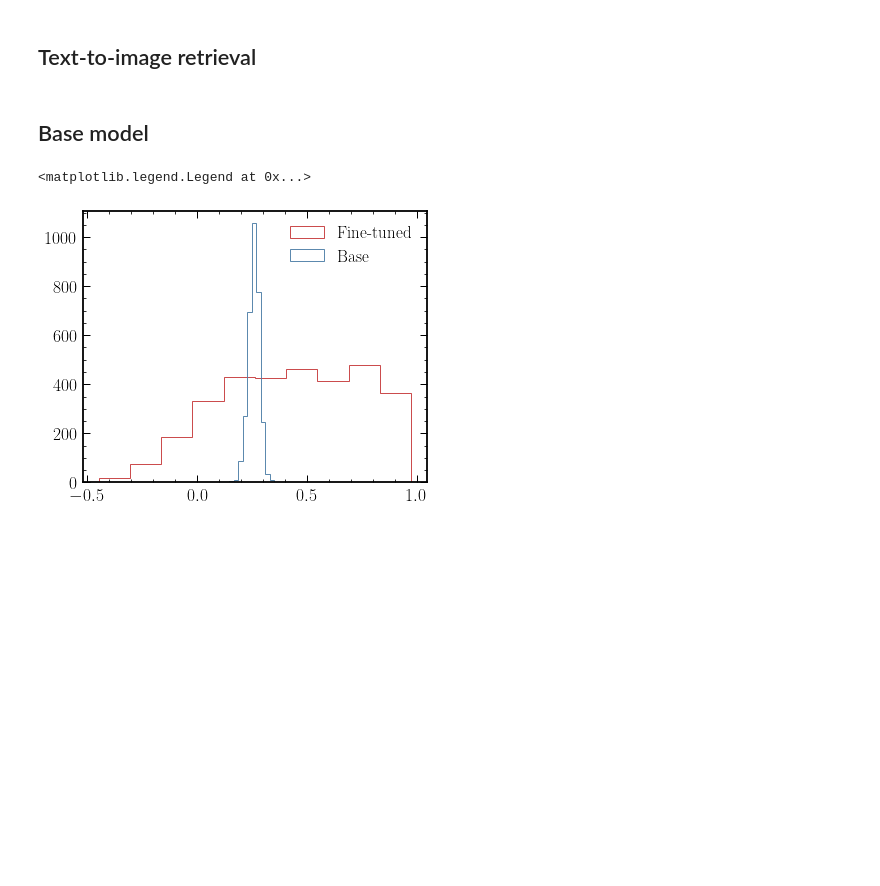
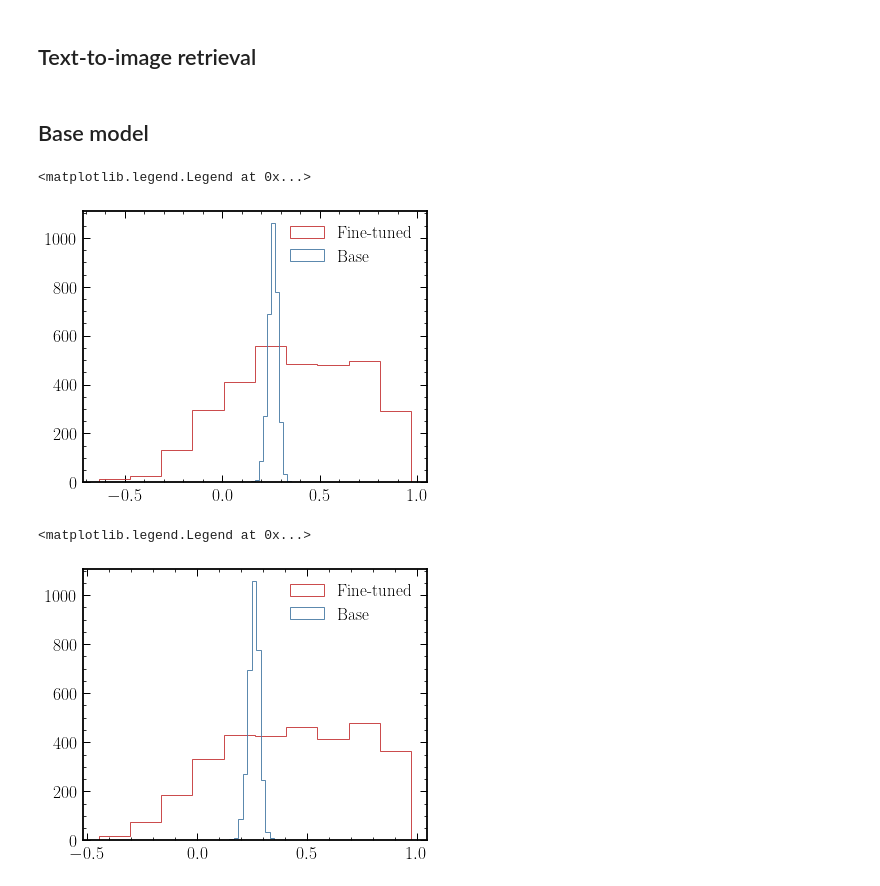
Before and after one commit to smsharma/PAPERCLIP-Hubble, a Jupyter notebook: notebooks/09_dot_product_eval.ipynb, the cells around one changed output. Cells and saved outputs as stored; diff of their text form; code cells hidden in the pictures; blank space fills up the shorter version.

```diff
--- a/notebooks/09_dot_product_eval.ipynb
+++ b/notebooks/09_dot_product_eval.ipynb
@@ -46,7 +46,7 @@ import yaml
 from ml_collections.config_dict import ConfigDict
 
 logging_dir = '../logging/proposals/'
-run_name = 'pretty-aardvark-45'
+run_name = 'silver-glade-51'  # 'pretty-aardvark-45'
 
 config_file = "{}/{}/config.yaml".format(logging_dir, run_name)
 
@@ -113,13 +123,10 @@ from dm_pix import center_crop
 # %%
 def cosine_similarity(vec1, vec2):
 
-    norm_vec1 = np.linalg.norm(vec1, axis=-1, keepdims=True)
-    norm_vec2 = np.linalg.norm(vec2, axis=-1, keepdims=True)
+    norm_vec1 = np.linalg.norm(vec1, axis=-1,)
+    norm_vec2 = np.linalg.norm(vec2, axis=-1,)
 
-    vec1 /= norm_vec1
-    vec2 /= norm_vec2
-
-    return np.dot(vec1, vec2)
+    return np.dot(vec1, vec2) / (norm_vec1 * norm_vec2)
 # %% [markdown]
 ## Text-to-image retrieval
 # %%
@@ -196,6 +203,14 @@ for (images, captions) in tqdm(batches, total=100):
     ii += 1
     if ii == 100:
         break
+# %%
+plt.hist(jax.vmap(cosine_similarity)(np.vstack(image_feat_stack), np.vstack(captions_feat_stack)), histtype='step', label="Fine-tuned")
+plt.hist(jax.vmap(cosine_similarity)(np.vstack(image_base_feat_stack), np.vstack(captions_feat_base_stack)), histtype='step', label="Base")
+
+plt.legend()
+# %% [output]
+<matplotlib.legend.Legend at 0x...>
+[figure, added]
 # %%
 plt.hist(jax.vmap(cosine_similarity)(np.vstack(image_feat_stack), np.vstack(captions_feat_stack)), histtype='step', label="Fine-tuned")
 plt.hist(jax.vmap(cosine_similarity)(np.vstack(image_base_feat_stack), np.vstack(captions_feat_base_stack)), histtype='step', label="Base")
```
Also changed, not shown: parts of 13 cells of this notebook, 6 other files.
